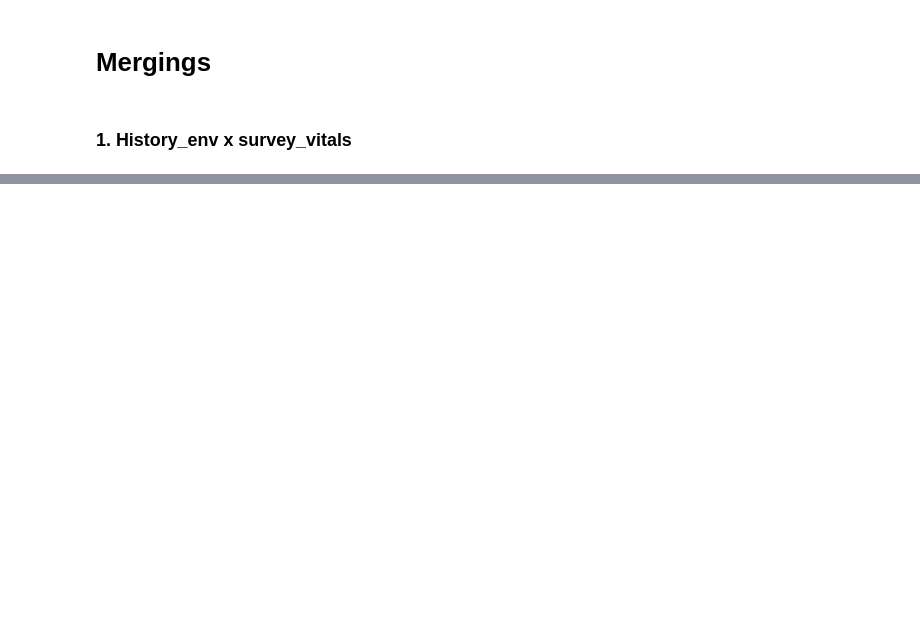
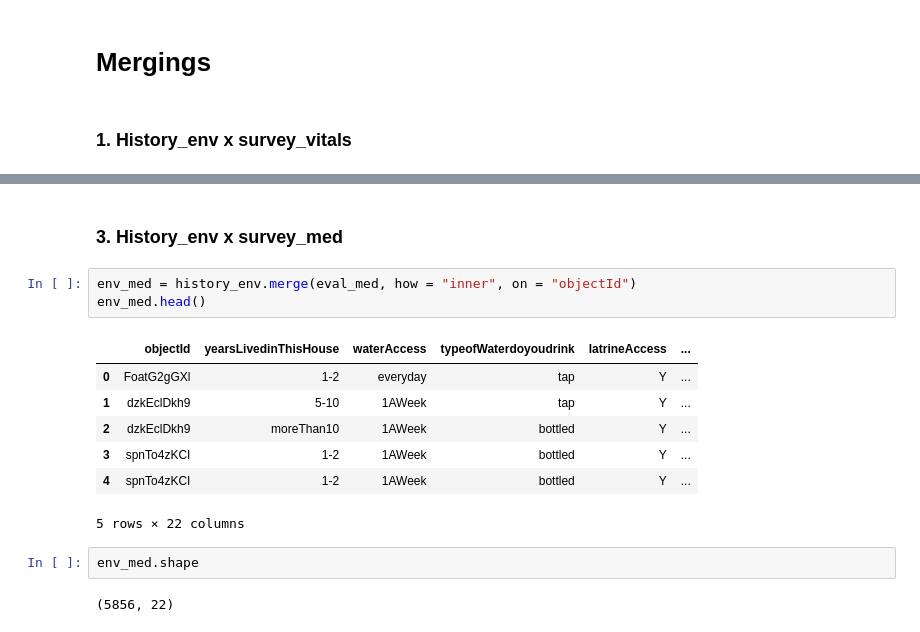
Before and after one commit to hamzabacc/puente, a Jupyter notebook: merging_models.ipynb, the cells around one changed output, grey strips where cells are left out. Drawn from its saved outputs; the diff is of its cells as text; blank space fills up the shorter version.

```diff
--- a/merging_models.ipynb
+++ b/merging_models.ipynb
@@ -93,0 +194,17 @@ survey_environ.shape
+# %% [markdown]
+### 3. History_env x survey_med
+# %%
+env_med = history_env.merge(eval_med, how = "inner", on = "objectId")
+env_med.head()
+# %% [output]
+|  | objectId | yearsLivedinThisHouse | waterAccess | typeofWaterdoyoudrink | latrineAccess | ... |
+| 0 | FoatG2gGXl | 1-2 | everyday | tap | Y | ... |
+| 1 | dzkEclDkh9 | 5-10 | 1AWeek | tap | Y | ... |
+| 2 | dzkEclDkh9 | moreThan10 | 1AWeek | bottled | Y | ... |
+| 3 | spnTo4zKCI | 1-2 | 1AWeek | bottled | Y | ... |
+| 4 | spnTo4zKCI | 1-2 | 1AWeek | bottled | Y | ... |
+5 rows × 22 columns
+# %%
+env_med.shape
+# %% [output]
+(5856, 22)
```
Also changed, not shown: parts of 25 cells of this notebook.
